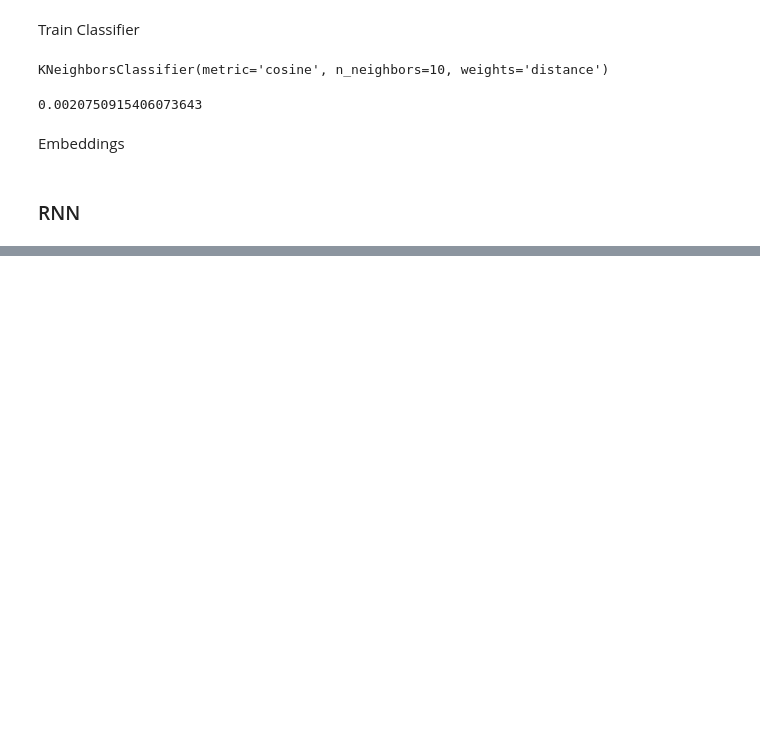
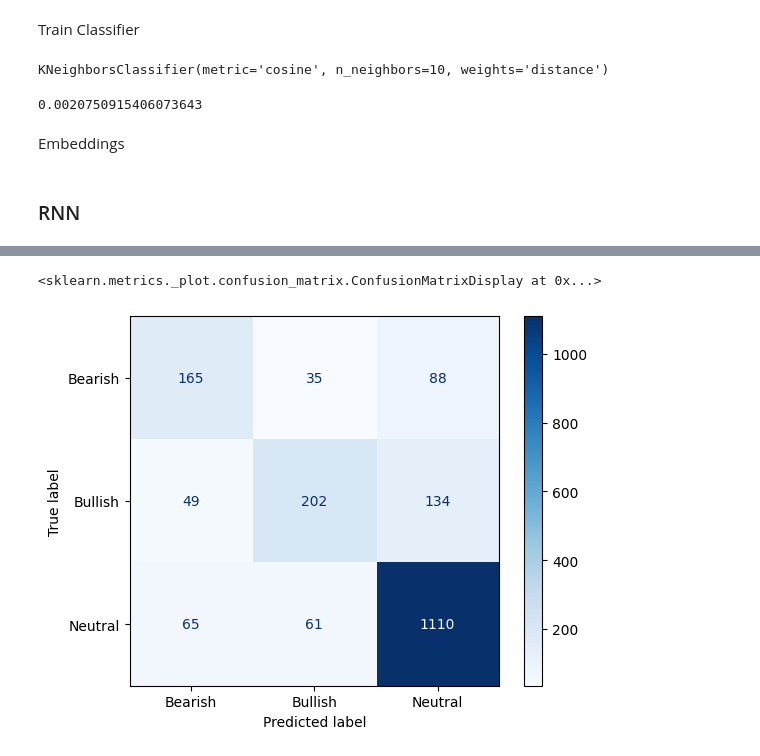
Before and after one commit to Port0goose/Text_Mining, a Jupyter notebook: Stock_Sentiment_Project.ipynb, the cells around one changed output, grey strips where cells are left out. Cells and saved outputs as stored; diff of their text form; code cells hidden in the pictures; blank space fills up the shorter version.

```diff
--- a/Stock_Sentiment_Project.ipynb
+++ b/Stock_Sentiment_Project.ipynb
@@ -655,0 +729,3 @@ weighted avg       0.42      0.65      0.51      1909
+# %%
+best_model = tuner.get_best_models(num_models=1)[0]
+best_model.summary()
@@ -655,0 +752,5 @@ weighted avg       0.42      0.65      0.51      1909
+# %%
+valid_preds_best = best_model.predict(X_val_pad)
+
+# Classification report for validation set
+print(classification_report(y_valid, np.argmax(valid_preds_best, axis=1), target_names=label_map.values()))
@@ -655,0 +768,8 @@ weighted avg       0.42      0.65      0.51      1909
+# %%
+# Heatmap of confusion matrix for validation set
+cm_best = confusion_matrix(y_valid, np.argmax(valid_preds_best, axis=1))
+disp_best = ConfusionMatrixDisplay(confusion_matrix=cm_best, display_labels=label_map.values())
+disp_best.plot(cmap=plt.cm.Blues)
+# %% [output]
+<sklearn.metrics._plot.confusion_matrix.ConfusionMatrixDisplay at 0x...>
+[figure, added]
```
Also changed, not shown: parts of 15 cells of this notebook, 32 other files.
